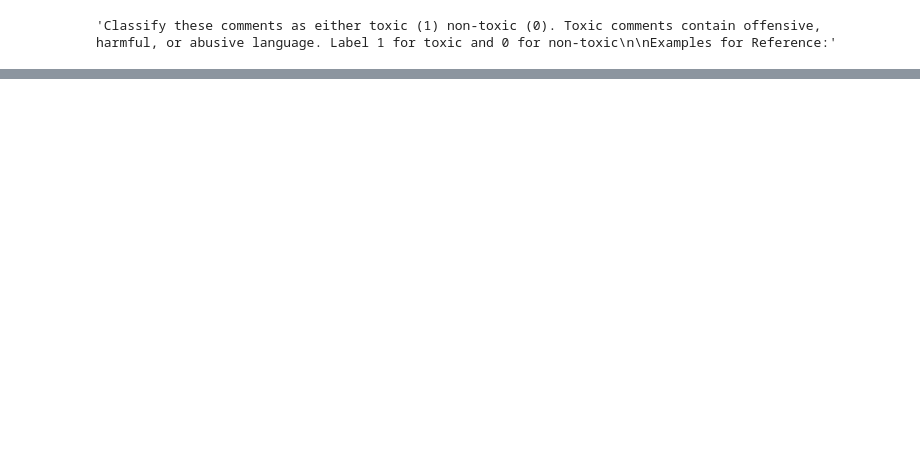
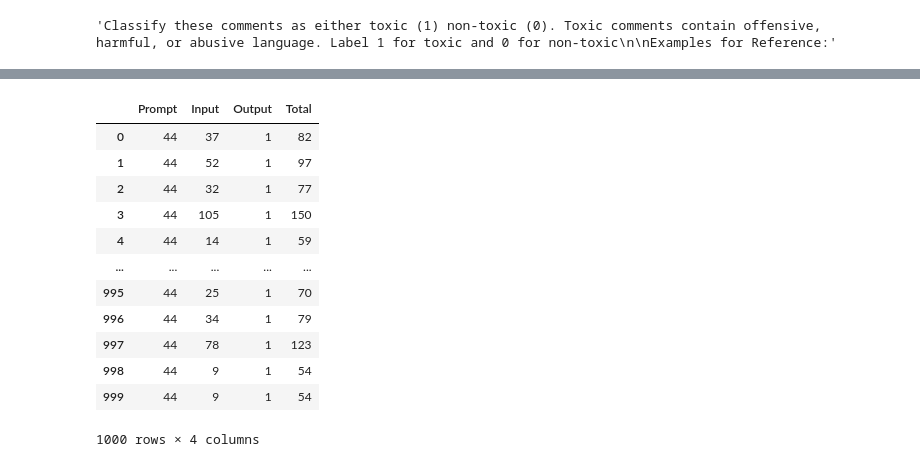
Before and after one commit to dodsoneatwit/ToxicityDetectionLLMThesis, a Jupyter notebook: lib/models/GPT 3.5 Turbo 0125/rag_fine_tuned_accuracy.ipynb, the cells around one changed output, grey strips where cells are left out. Drawn from its saved outputs; the diff is of its cells as text; code cells hidden in the pictures; blank space fills up the shorter version.

```diff
--- a/lib/models/GPT 3.5 Turbo 0125/rag_fine_tuned_accuracy.ipynb
+++ b/lib/models/GPT 3.5 Turbo 0125/rag_fine_tuned_accuracy.ipynb
@@ -140,3 +180,19 @@ for index, row in df.iterrows():
+# %%
+tokens
+# %% [output]
+|  | Prompt | Input | Output | Total |
+| 0 | 44 | 37 | 1 | 82 |
+| 1 | 44 | 52 | 1 | 97 |
+| 2 | 44 | 32 | 1 | 77 |
+| 3 | 44 | 105 | 1 | 150 |
+| 4 | 44 | 14 | 1 | 59 |
+| ... | ... | ... | ... | ... |
+| 995 | 44 | 25 | 1 | 70 |
+| 996 | 44 | 34 | 1 | 79 |
+| 997 | 44 | 78 | 1 | 123 |
+| 998 | 44 | 9 | 1 | 54 |
+| 999 | 44 | 9 | 1 | 54 |
+1000 rows × 4 columns
 # %%
 tuned
 # %% [output]
```
Also changed, not shown: parts of 18 cells of this notebook, 25 other files.
